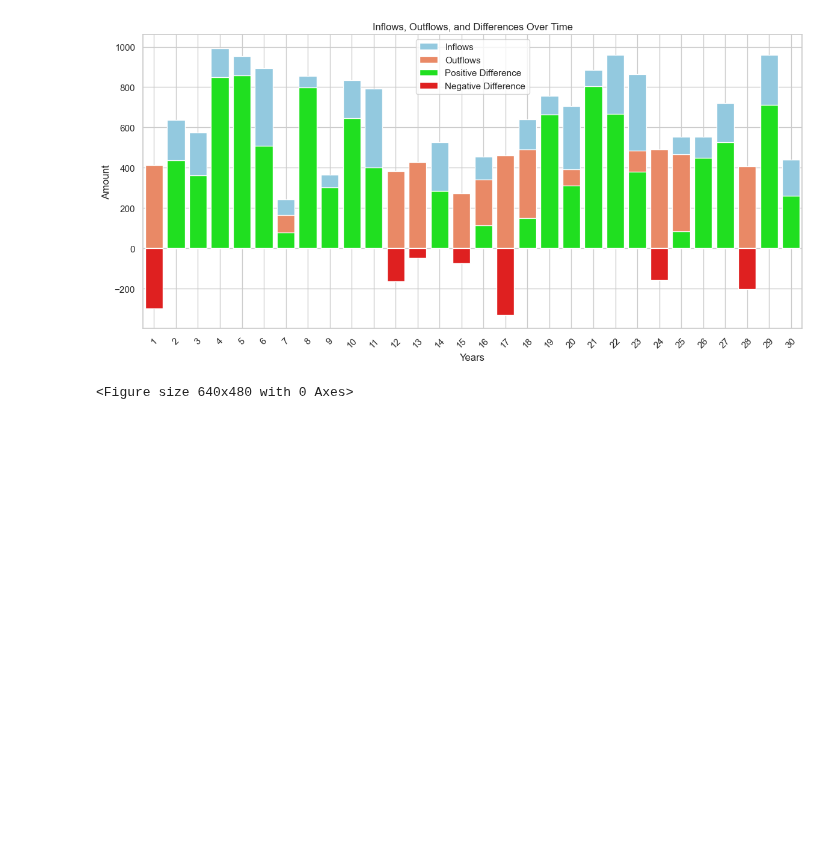
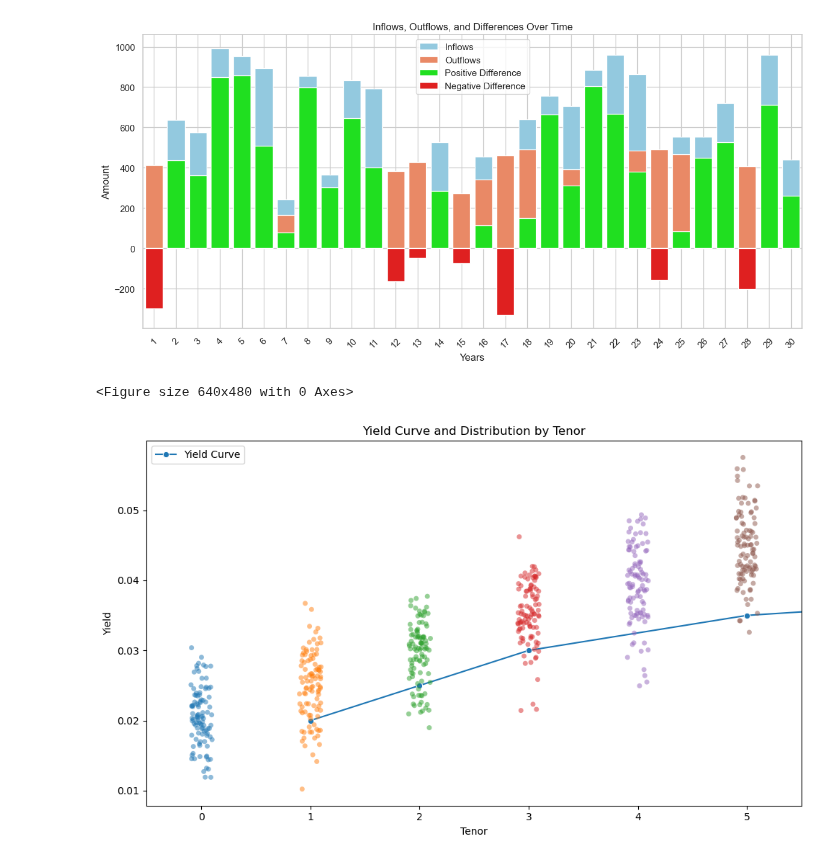
Before and after one commit to Merijn68/rl-alm, a Jupyter notebook: src/visualization/try.ipynb, the cells around one changed output. Cells and saved outputs as stored; diff of their text form; code cells hidden in the pictures; blank space fills up the shorter version.

```diff
--- a/src/visualization/try.ipynb
+++ b/src/visualization/try.ipynb
@@ -45,3 +45,31 @@ plt.show()
 # %% [output]
 [figure]
 <Figure size 640x480 with 0 Axes>
+# %%
+import matplotlib.pyplot as plt
+import seaborn as sns
+import numpy as np
+
+tenors = [1, 2, 3, 5, 10, 20]
+yield_curve = [0.02, 0.025, 0.03, 0.035, 0.04, 0.045]
+
+fig, ax = plt.subplots(figsize=(10, 6))
+
+sns.lineplot(x=tenors, y=yield_curve, marker="o", ax=ax, label="Yield Curve")
+
+distribution_data = {
+    tenor: np.random.normal(yield_val, 0.005, 100) for tenor, yield_val in zip(tenors, yield_curve)
+}
+
+sns.stripplot(data=[distribution_data[tenor] for tenor in tenors], jitter=True, alpha=0.5, ax=ax)
+
+ax.set_xlabel("Tenor")
+ax.set_ylabel("Yield")
+ax.set_title("Yield Curve and Distribution by Tenor")
+
+ax.legend()
+
+plt.tight_layout()
+plt.show()
+# %% [output]
+[figure, added]
```
Also changed, not shown: parts of 1 cell of this notebook, 5 other files.
